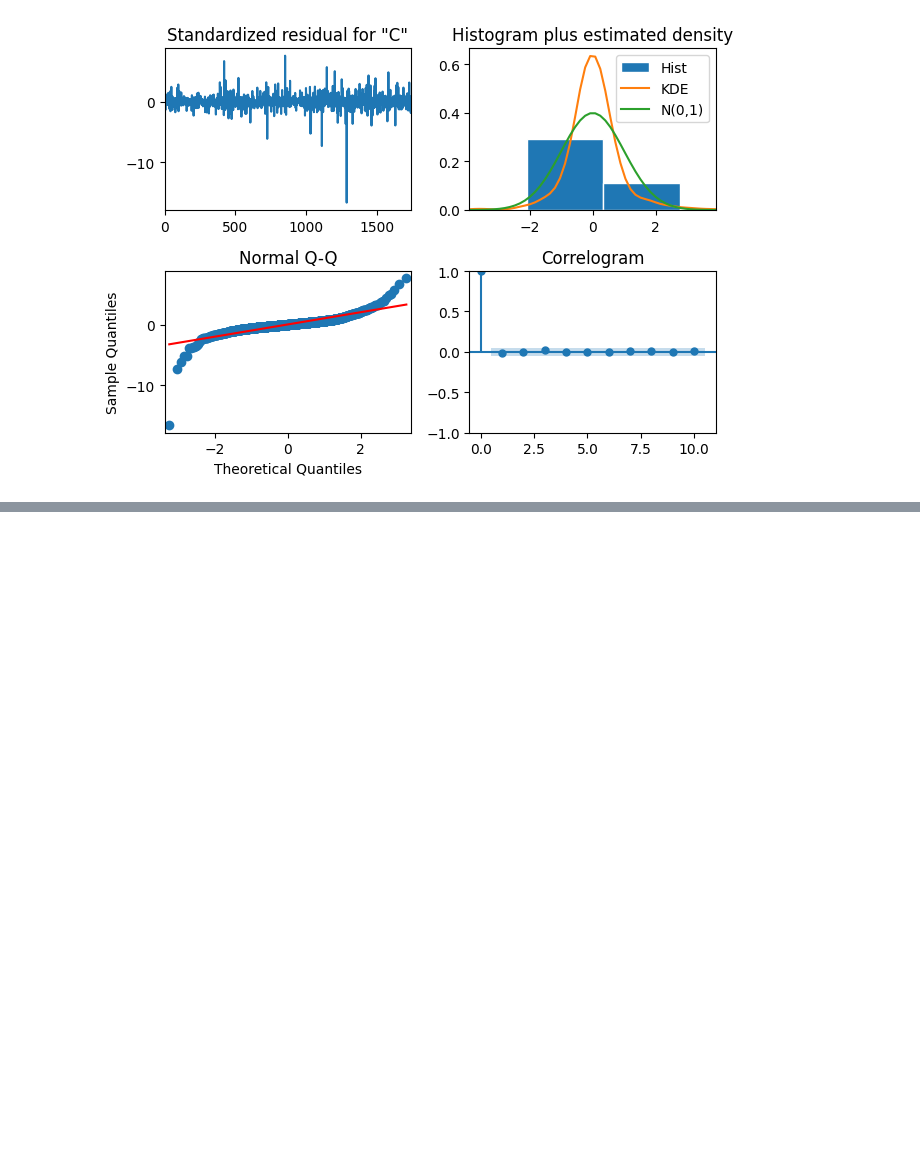
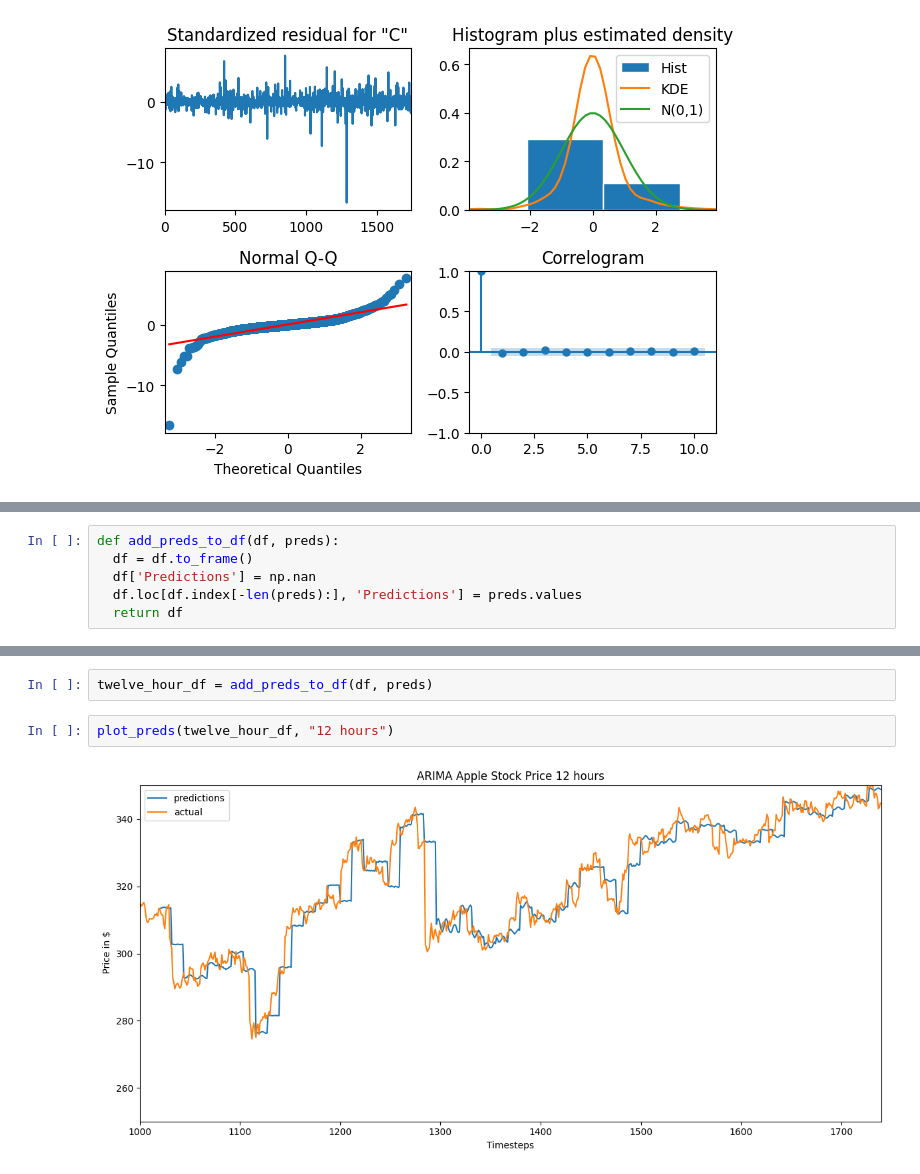
Before and after one commit to lewinskie254/stock-market-prediction, a Jupyter notebook: predict_stock_prices.ipynb, the cells around one changed output, grey strips where cells are left out. Drawn from its saved outputs; the diff is of its cells as text; blank space fills up the shorter version.

```diff
--- a/predict_stock_prices.ipynb
+++ b/predict_stock_prices.ipynb
@@ -159 +177,7 @@ Failed for order (4, 1, 4): LU decomposition error.
+# %%
+def add_preds_to_df(df, preds):
+  df = df.to_frame()
+  df['Predictions'] = np.nan
+  df.loc[df.index[-len(preds):], 'Predictions'] = preds.values
+  return df
 # %%
@@ -166,0 +196,6 @@ plt.show()
+# %%
+twelve_hour_df = add_preds_to_df(df, preds)
+# %%
+plot_preds(twelve_hour_df, "12 hours")
+# %% [output]
+[figure, added]
```
Also changed, not shown: parts of 15 cells of this notebook.
